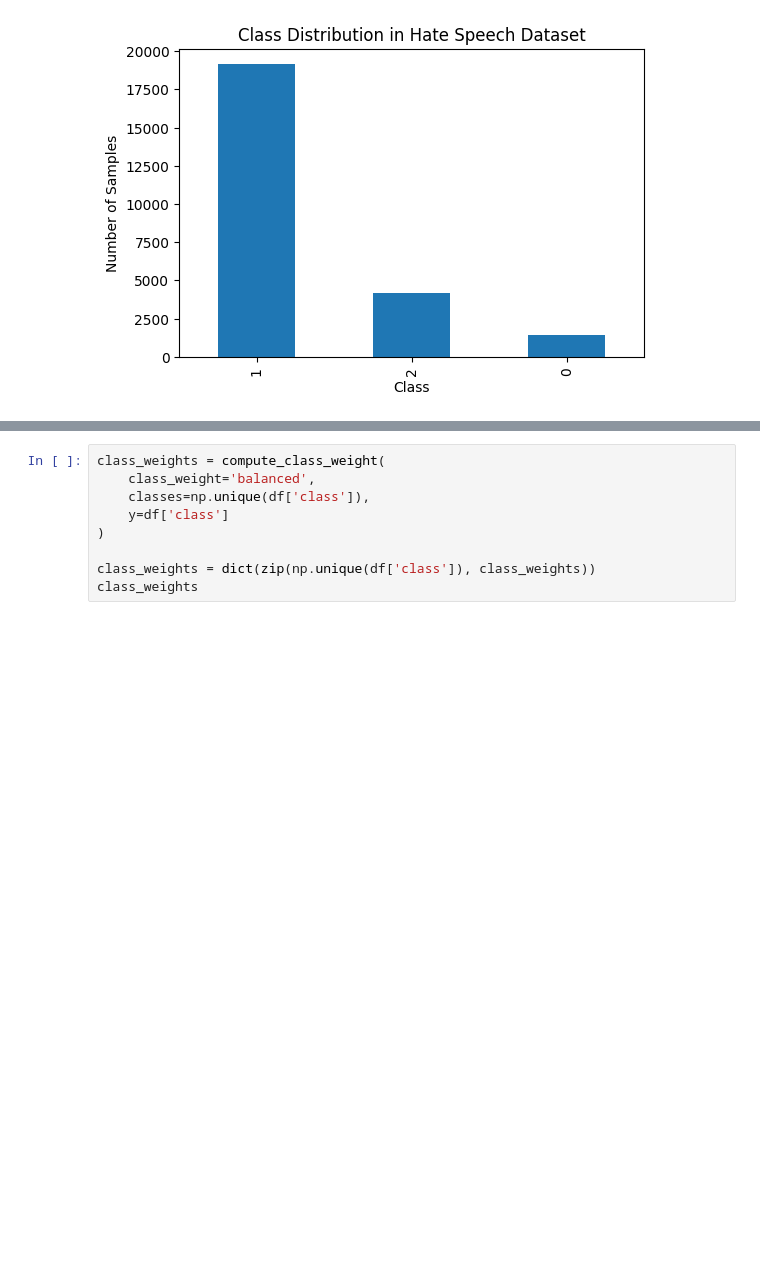
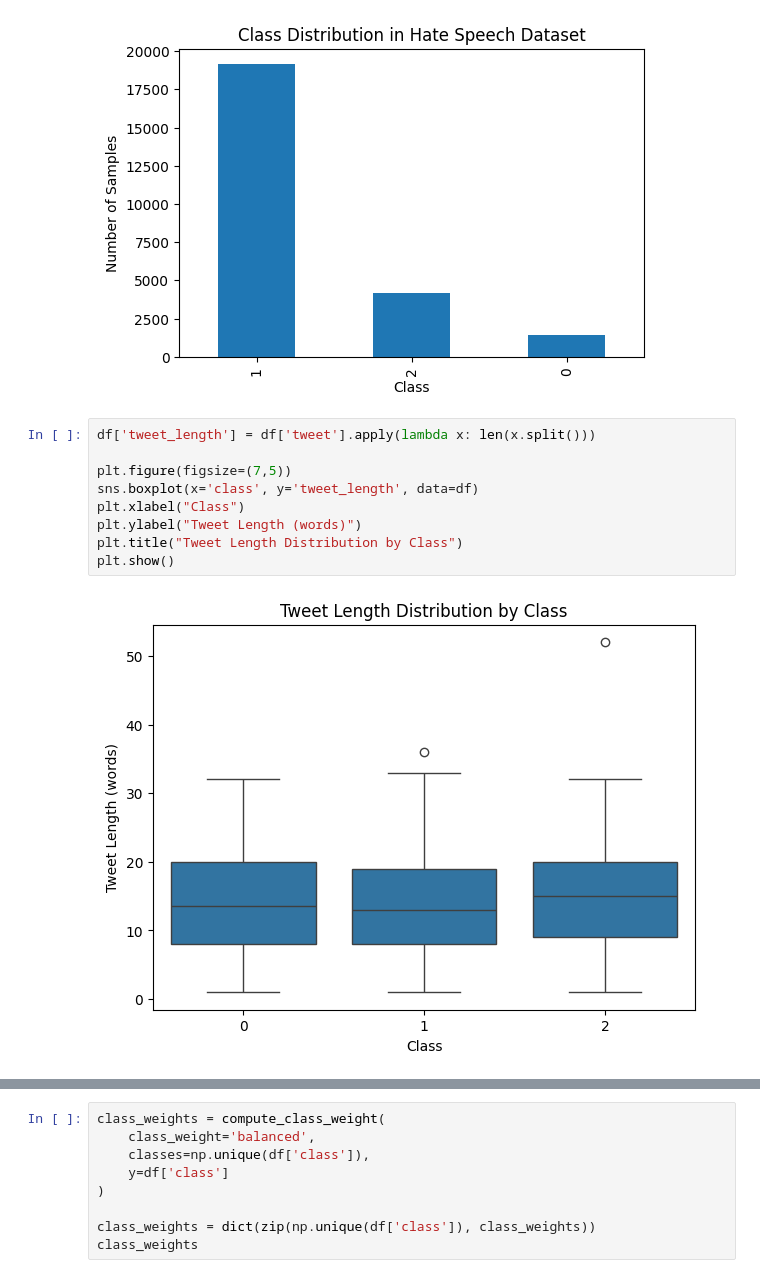
Before and after one commit to HeshamAfandi/Hate-Speech-Detection, a Jupyter notebook: notebook/hate_speech_lstm.ipynb, the cells around one changed output, grey strips where cells are left out. Saved outputs shown, nothing was run; the diff lists cells and outputs as text; blank space fills up the shorter version.

```diff
--- a/notebook/hate_speech_lstm.ipynb
+++ b/notebook/hate_speech_lstm.ipynb
@@ -71,3 +87,14 @@ plt.title("Class Distribution in Hate Speech Dataset")
 plt.show()
 # %% [output]
 [figure]
+# %%
+df['tweet_length'] = df['tweet'].apply(lambda x: len(x.split()))
+
+plt.figure(figsize=(7,5))
+sns.boxplot(x='class', y='tweet_length', data=df)
+plt.xlabel("Class")
+plt.ylabel("Tweet Length (words)")
+plt.title("Tweet Length Distribution by Class")
+plt.show()
+# %% [output]
+[figure, added]
```
Also changed, not shown: parts of 43 cells of this notebook.
